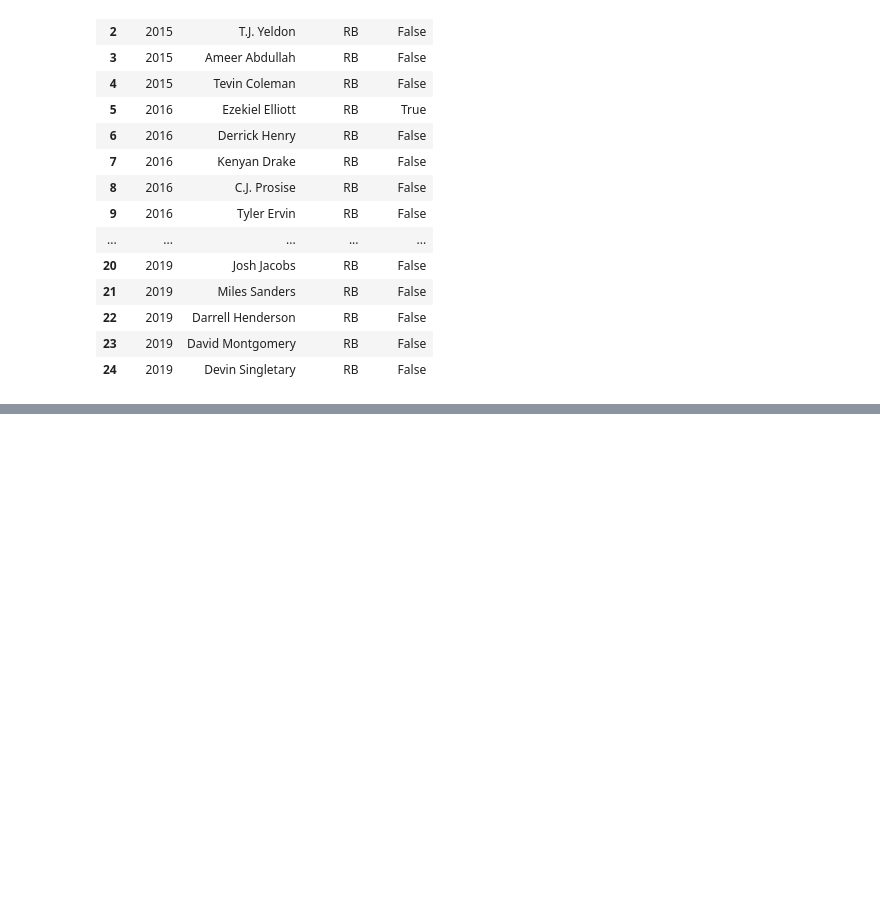
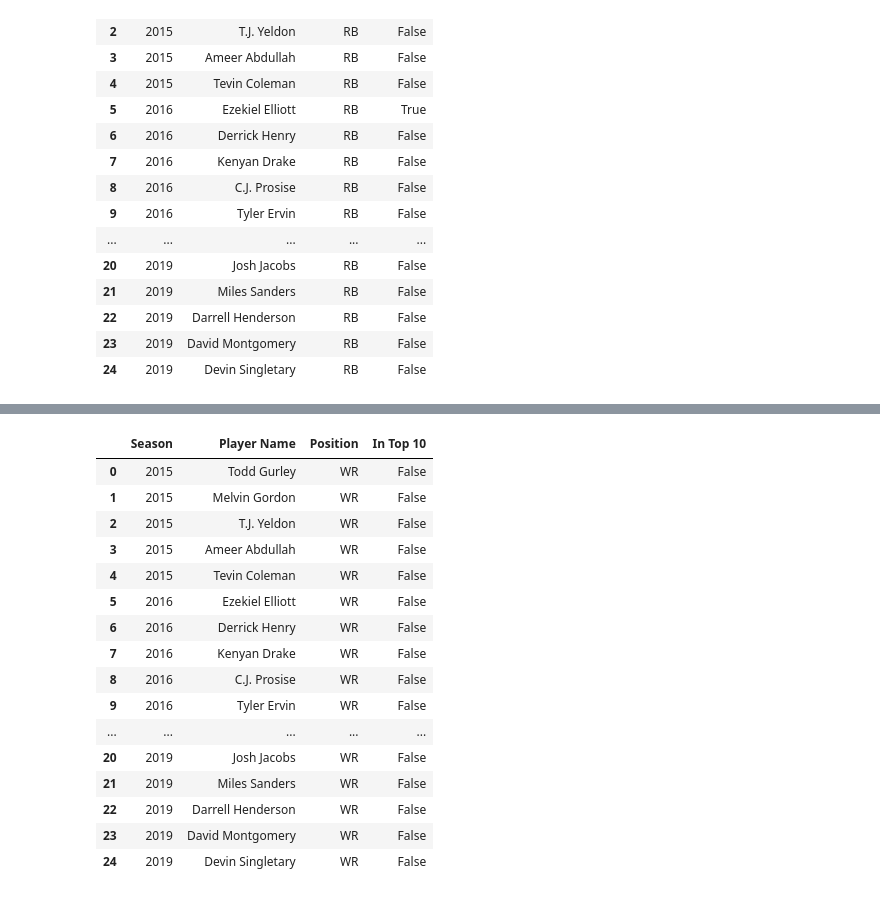
Before and after one commit to hathawayryan/project_one, a Jupyter notebook: main.ipynb, the cells around one changed output, grey strips where cells are left out. Cells and saved outputs as stored; diff of their text form; code cells hidden in the pictures; blank space fills up the shorter version.

```diff
--- a/main.ipynb
+++ b/main.ipynb
@@ -387,0 +404,48 @@ rb_rook_results_df
+# %%
+#Create a dictionary that will be used to store all the WR rookie names and their respective seasons to go through a for loop
+wr_rookie_dict = {
+    2015: rb2015,
+    2016: rb2016,
+    2017: rb2017,
+    2018: rb2018,
+    2019: rb2019
+}
+# %%
+#Create a list of dictionaries with the same keyes for each dictionary
+#Create a for loop that will go through each season, then go through  the name of every WR rookie in the dictionary
+#Create a dataframe from the list of dictionaries that will show if QB is in the top ten
+
+
+in_top_ten = []
+for year in wr_rookie_dict.keys():
+    top_ten = list(wr_rookie.loc[wr_rookie['Season']==year]['Player Name'].unique())
+    for wr_rook in wr_rookie_dict[year]:
+
+        temp = {}
+        temp['Season'] = year
+        temp['Player Name'] = wr_rook
+        temp['Position'] = 'WR'
+        temp['In Top 10'] = bool(wr_rook in top_ten)
+
+        in_top_ten.append(temp)
+
+wr_rook_results_df = pd.DataFrame(in_top_ten)
+wr_rook_results_df
+# %% [output]
+|  | Season | Player Name | Position | In Top 10 |
+| 0 | 2015 | Todd Gurley | WR | False |
+| 1 | 2015 | Melvin Gordon | WR | False |
+| 2 | 2015 | T.J. Yeldon | WR | False |
+| 3 | 2015 | Ameer Abdullah | WR | False |
+| 4 | 2015 | Tevin Coleman | WR | False |
+| 5 | 2016 | Ezekiel Elliott | WR | False |
+| 6 | 2016 | Derrick Henry | WR | False |
+| 7 | 2016 | Kenyan Drake | WR | False |
+| 8 | 2016 | C.J. Prosise | WR | False |
+| 9 | 2016 | Tyler Ervin | WR | False |
+| ... | ... | ... | ... | ... |
+| 20 | 2019 | Josh Jacobs | WR | False |
+| 21 | 2019 | Miles Sanders | WR | False |
+| 22 | 2019 | Darrell Henderson | WR | False |
+| 23 | 2019 | David Montgomery | WR | False |
+| 24 | 2019 | Devin Singletary | WR | False |
```
Also changed, not shown: parts of 1 cell of this notebook.
